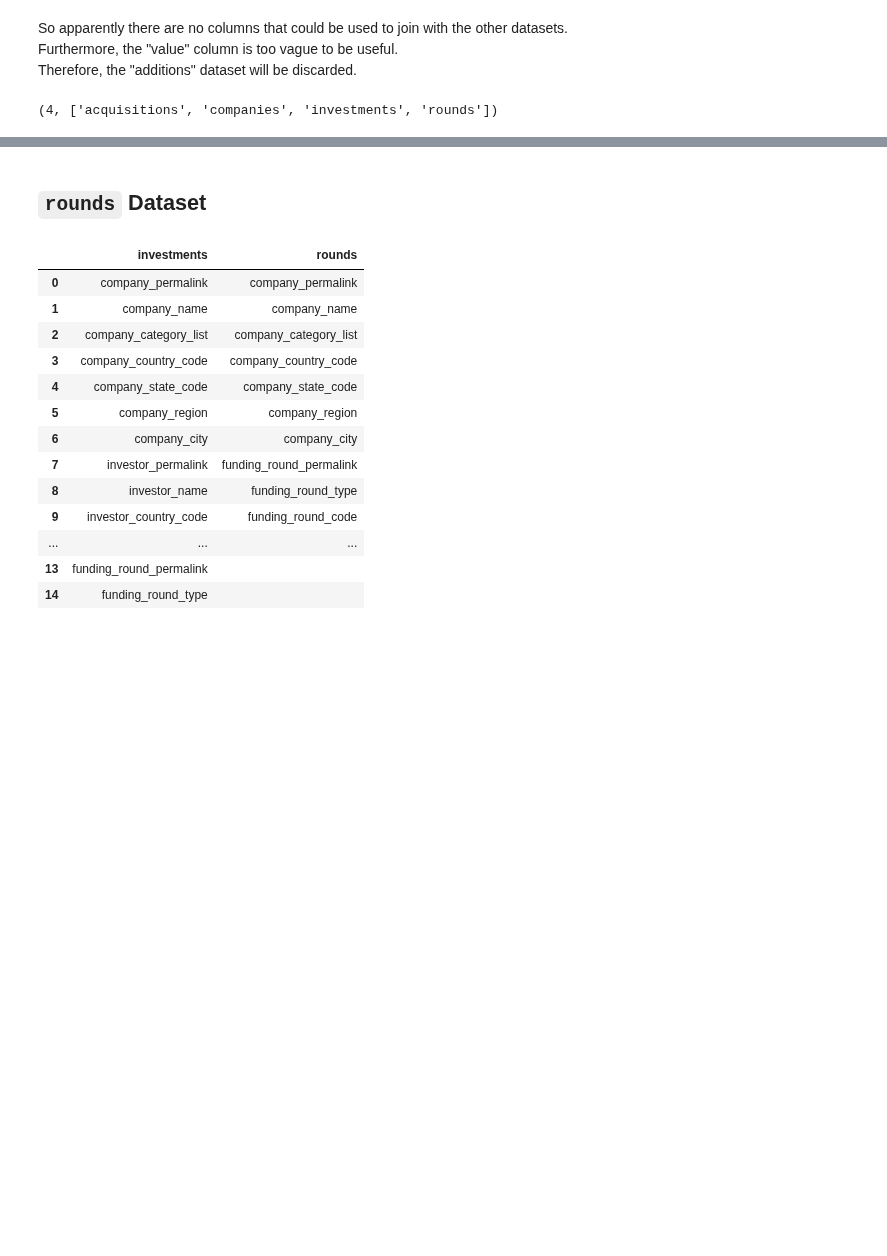
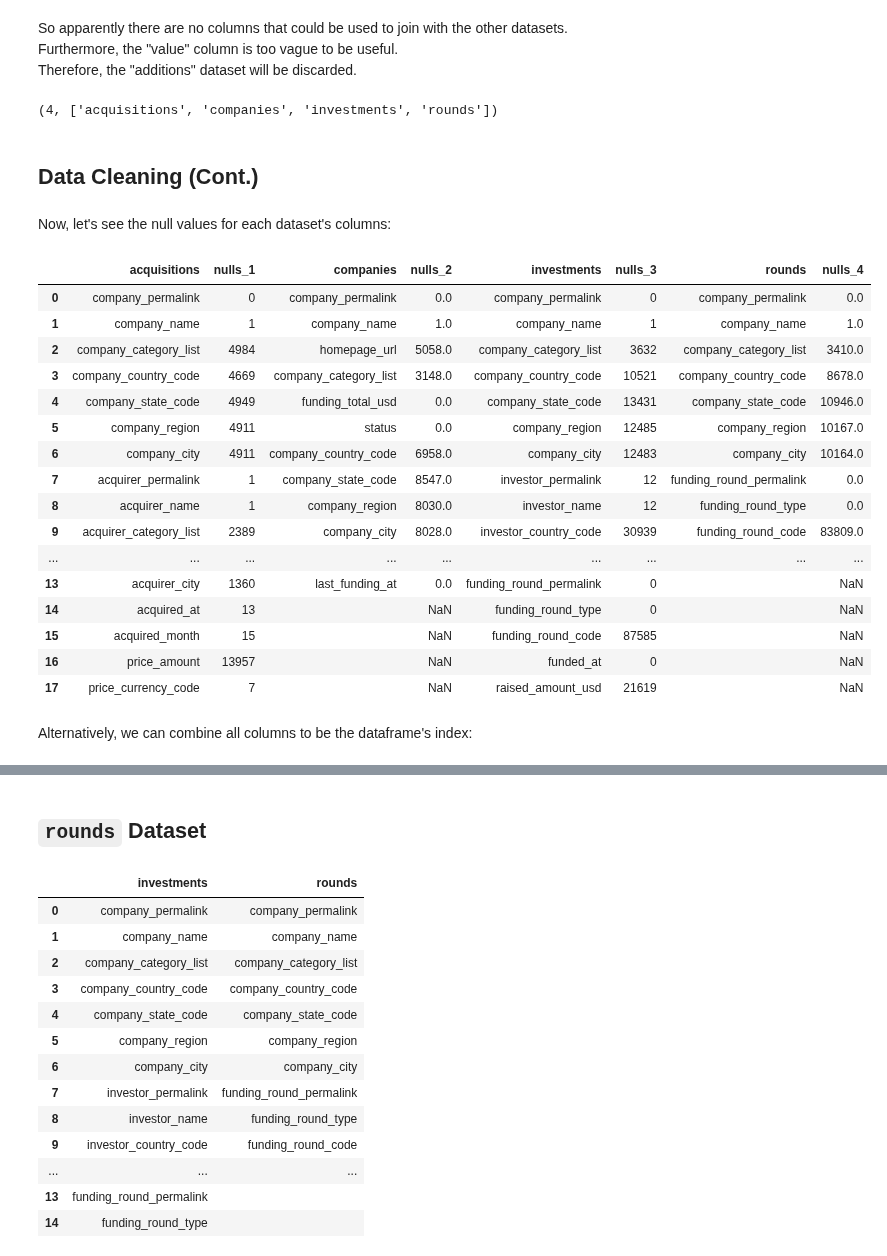
Before and after one commit to OdyAsh/StartupCompanies, a Jupyter notebook: Startup-Companies.ipynb, the cells around one changed output, grey strips where cells are left out. Cells and saved outputs as stored; diff of their text form; code cells hidden in the pictures; blank space fills up the shorter version.

Commit message:
Added some functions in "Data Cleaning" section

```diff
--- a/Startup-Companies.ipynb
+++ b/Startup-Companies.ipynb
@@ -264,18 +258,0 @@ Now, let's see the null values for each dataset's columns:
-# %%
-def datasetsNulls(pad, nullCol, datasetNames, *args):
-    cols = []
-    nulls = []
-    maxArrayLen = 0
-    for i, df in enumerate(args):
-        cols.append(df.columns.tolist())
-        nulls.append(df.isnull().sum().tolist())
-        maxArrayLen = max(maxArrayLen, len(cols[i]))
-
-    dictCsvs = {}
-    for i, df in enumerate(args):
-        cols[i] += [pad] * (maxArrayLen - len(cols[i])) #padding the lists to make them have equal lengths
-        nulls[i] += [None] *  (maxArrayLen - len(nulls[i]))
-        dictCsvs[datasetNames[i]] = cols[i]
-        dictCsvs[nullCol + str(i+1)] = nulls[i]
-
-    return pd.DataFrame(dictCsvs)
@@ -424,3 +319,53 @@ lstCsvNames.pop(1)
 len(dfAll), lstCsvNames
 # %% [output]
 (4, ['acquisitions', 'companies', 'investments', 'rounds'])
+# %% [markdown]
+## Data Cleaning (Cont.)
+# %% [markdown]
+Now, let's see the null values for each dataset's columns:
+# %%
+def datasetsNulls(dfList, datasetNames, nullCol="nulls_", pad=""):
+    """
+    Use this when you want to display a column of column names,
+    then a column of the null values, and repeat that for each dataset.
+    Returns a dataframe
+    """
+    cols = []
+    nulls = []
+    maxArrayLen = 0
+    for i, df in enumerate(dfList):
+        cols.append(df.columns.tolist())
+        nulls.append(df.isnull().sum().tolist())
+        maxArrayLen = max(maxArrayLen, len(cols[i]))
+
+    dictCsvs = {}
+    for i, df in enumerate(dfList):
+        cols[i] += [pad] * (maxArrayLen - len(cols[i])) #padding the lists to make them have equal lengths
+        nulls[i] += [None] *  (maxArrayLen - len(nulls[i]))
+        dictCsvs[datasetNames[i]] = cols[i]
+        dictCsvs[nullCol + str(i+1)] = nulls[i]
+
+    return pd.DataFrame(dictCsvs)
+# %%
+dfAllNulls = datasetsNulls(dfAll, lstCsvNames)
+dfAllNulls
+# %% [output]
+|  | acquisitions | nulls_1 | companies | nulls_2 | investments | nulls_3 | rounds | nulls_4 |
+| 0 | company_permalink | 0 | company_permalink | 0.0 | company_permalink | 0 | company_permalink | 0.0 |
+| 1 | company_name | 1 | company_name | 1.0 | company_name | 1 | company_name | 1.0 |
+| 2 | company_category_list | 4984 | homepage_url | 5058.0 | company_category_list | 3632 | company_category_list | 3410.0 |
+| 3 | company_country_code | 4669 | company_category_list | 3148.0 | company_country_code | 10521 | company_country_code | 8678.0 |
+| 4 | company_state_code | 4949 | funding_total_usd | 0.0 | company_state_code | 13431 | company_state_code | 10946.0 |
+| 5 | company_region | 4911 | status | 0.0 | company_region | 12485 | company_region | 10167.0 |
+| 6 | company_city | 4911 | company_country_code | 6958.0 | company_city | 12483 | company_city | 10164.0 |
+| 7 | acquirer_permalink | 1 | company_state_code | 8547.0 | investor_permalink | 12 | funding_round_permalink | 0.0 |
+| 8 | acquirer_name | 1 | company_region | 8030.0 | investor_name | 12 | funding_round_type | 0.0 |
+| 9 | acquirer_category_list | 2389 | company_city | 8028.0 | investor_country_code | 30939 | funding_round_code | 83809.0 |
+| ... | ... | ... | ... | ... | ... | ... | ... | ... |
+| 13 | acquirer_city | 1360 | last_funding_at | 0.0 | funding_round_permalink | 0 |  | NaN |
+| 14 | acquired_at | 13 |  | NaN | funding_round_type | 0 |  | NaN |
+| 15 | acquired_month | 15 |  | NaN | funding_round_code | 87585 |  | NaN |
+| 16 | price_amount | 13957 |  | NaN | funded_at | 0 |  | NaN |
+| 17 | price_currency_code | 7 |  | NaN | raised_amount_usd | 21619 |  | NaN |
+# %% [markdown]
+Alternatively, we can combine all columns to be the dataframe's index:
```
Also changed, not shown: parts of 33 cells of this notebook.
